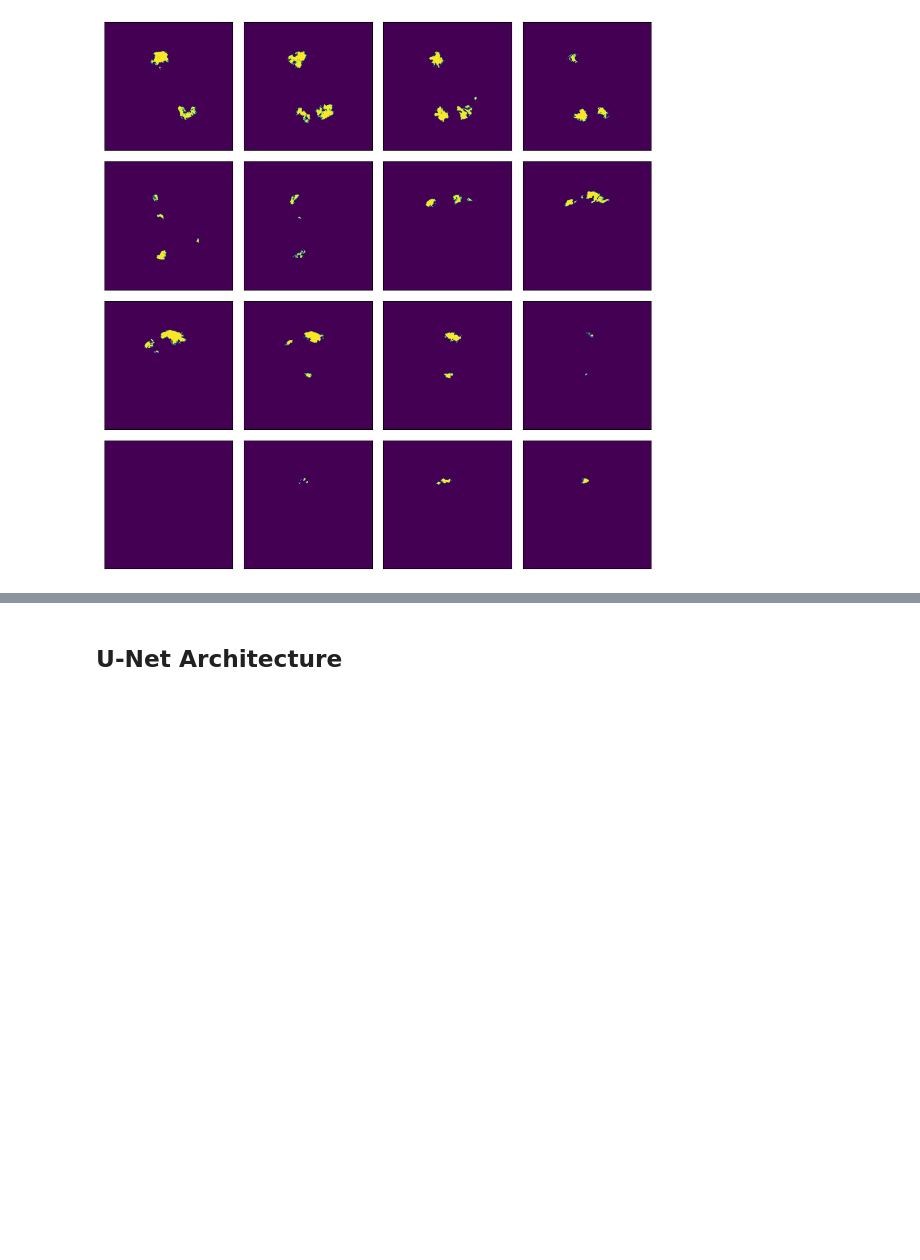
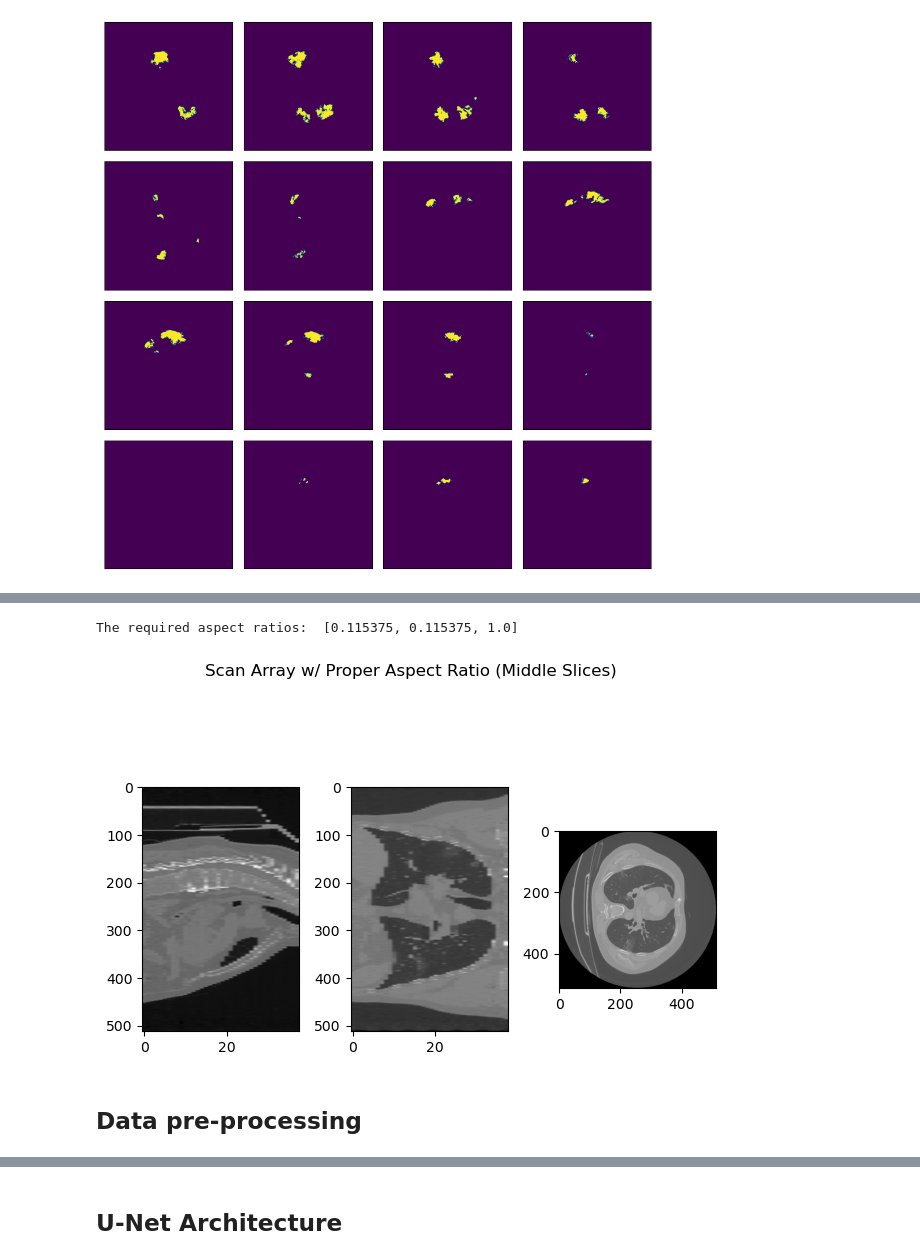
Before and after one commit to AlekseiRiabinin/-image-segmentation, a Jupyter notebook: ImgSeg.ipynb, the cells around one changed output, grey strips where cells are left out. Saved outputs shown, nothing was run; the diff lists cells and outputs as text; code cells hidden in the pictures; blank space fills up the shorter version.

```diff
--- a/ImgSeg.ipynb
+++ b/ImgSeg.ipynb
@@ -62,3 +65,7 @@ plt.imshow(test1)
 plt.show()
 # %% [output]
 [figure]
+# %%
+# load metadata (scan header)
+scan_header = scan.header
+print(scan_header)
@@ -99,0 +165,20 @@ for i in range(16):
+# %%
+# calculate proper aspect ratios
+pix_dim = scan_header['pixdim'][1:4]
+aspect_ratios = [pix_dim[1] / pix_dim[2], pix_dim[0] / pix_dim[2], pix_dim[0] / pix_dim[1]]
+print('The required aspect ratios: ', aspect_ratios)
+# %% [output]
+The required aspect ratios:  [0.115375, 0.115375, 1.0]
+# %%
+# display scan array's middle slices with proper aspect ratio
+fig, axs = plt.subplots(1, 3)
+fig.suptitle('Scan Array w/ Proper Aspect Ratio (Middle Slices)')
+axs[0].imshow(scan_arr[scan_arr_shape[0] // 2, :, :], aspect=aspect_ratios[0], cmap='gray')
+axs[1].imshow(scan_arr[:, scan_arr_shape[1] // 2, :], aspect=aspect_ratios[1], cmap='gray')
+axs[2].imshow(scan_arr[:, :, scan_arr_shape[2] // 2], aspect=aspect_ratios[2], cmap='gray')
+fig.tight_layout()
+plt.show()
+# %% [output]
+[figure, added]
+# %% [markdown]
+## Data pre-processing
```
Also changed, not shown: parts of 38 cells of this notebook.
